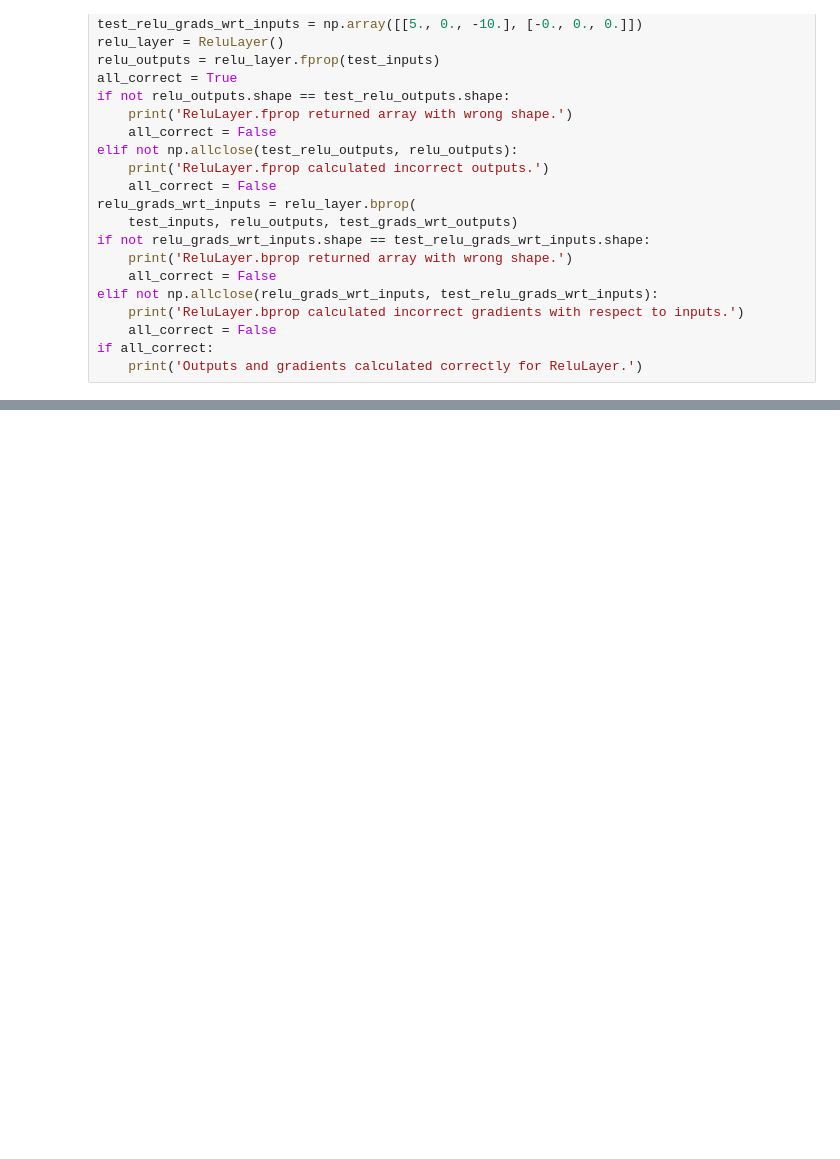
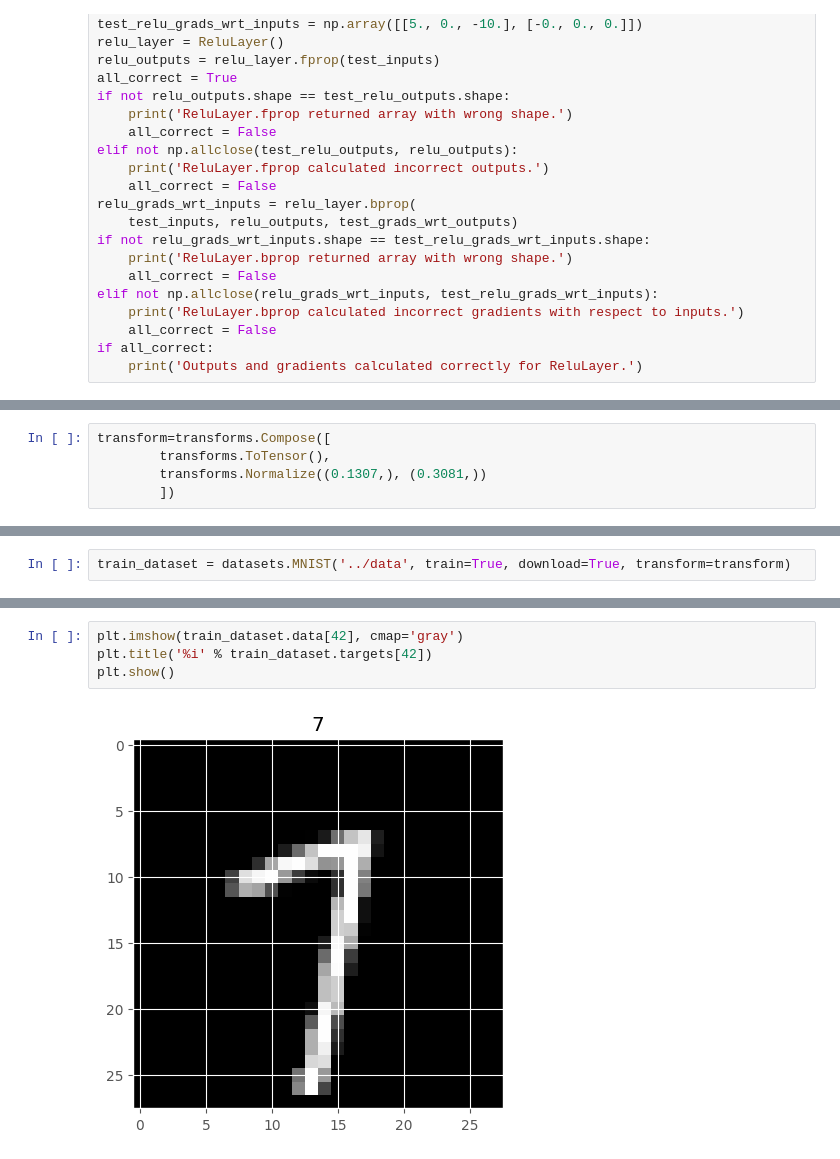
Before and after one commit to shriram1998/mlpractical, a Jupyter notebook: notebooks/03_Multiple_layer_models.ipynb, the cells around one changed output, grey strips where cells are left out. Saved outputs shown, nothing was run; the diff lists cells and outputs as text; blank space fills up the shorter version.

```diff
--- a/notebooks/03_Multiple_layer_models.ipynb
+++ b/notebooks/03_Multiple_layer_models.ipynb
@@ -523,0 +558,5 @@ if all_correct:
+# %%
+transform=transforms.Compose([
+        transforms.ToTensor(),
+        transforms.Normalize((0.1307,), (0.3081,))
+        ])
@@ -523,0 +571,2 @@ if all_correct:
+# %%
+train_dataset = datasets.MNIST('../data', train=True, download=True, transform=transform)
@@ -523,0 +600,6 @@ if all_correct:
+# %%
+plt.imshow(train_dataset.data[42], cmap='gray')
+plt.title('%i' % train_dataset.targets[42])
+plt.show()
+# %% [output]
+[figure, added]
```
Also changed, not shown: parts of 26 cells of this notebook.
